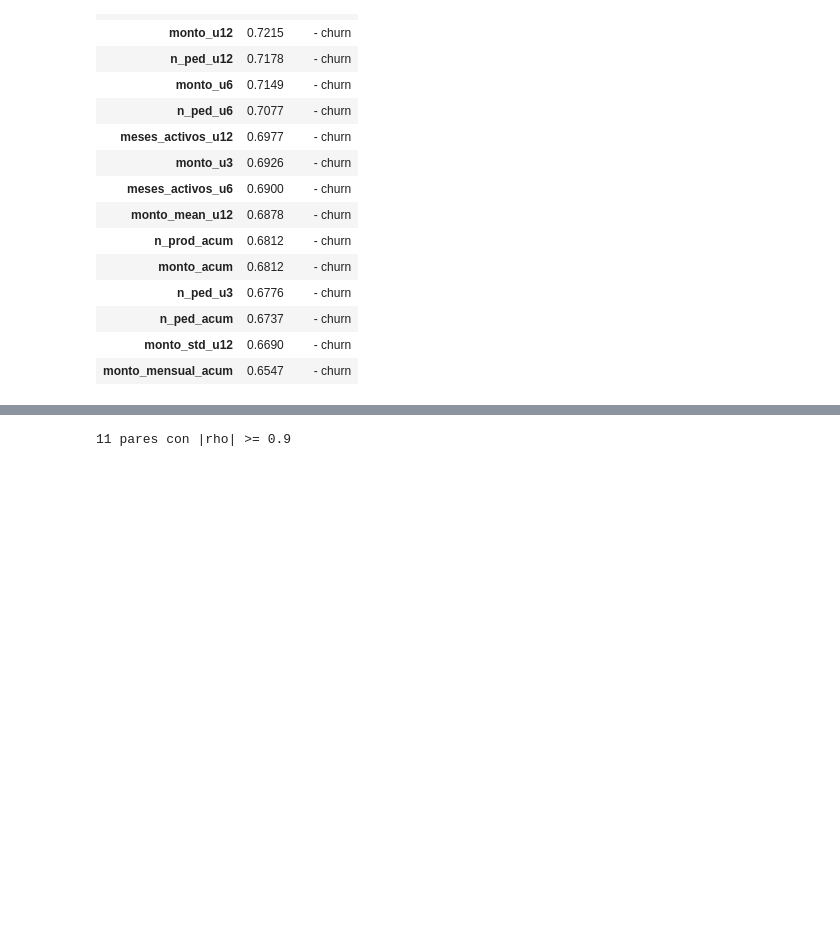
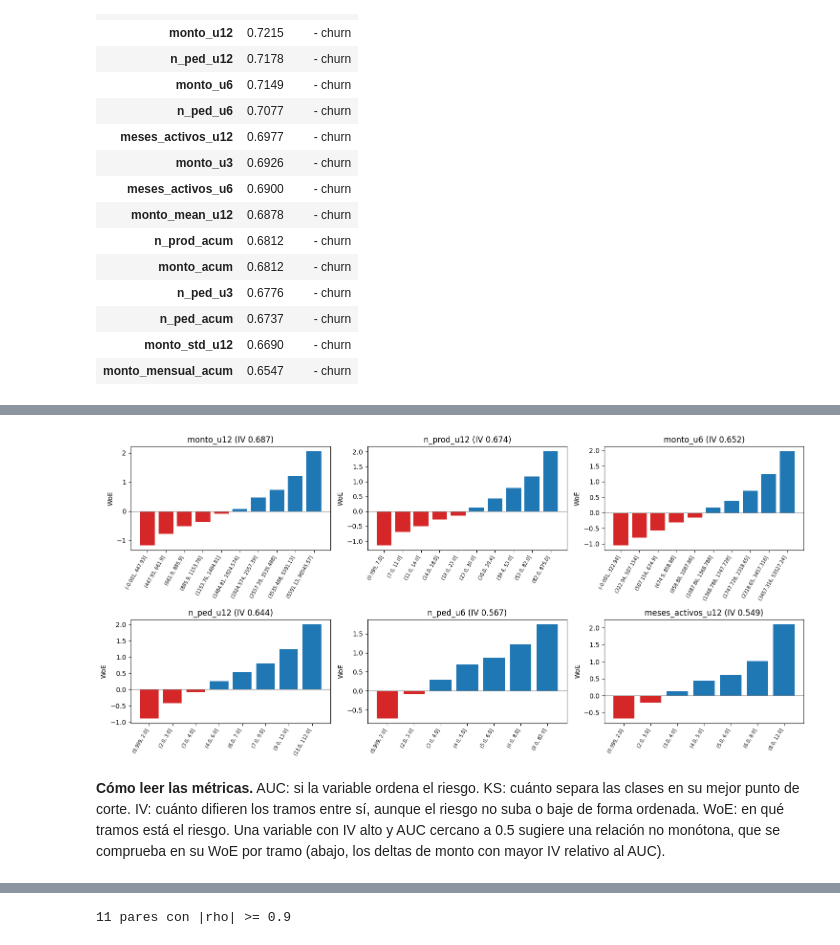
Before and after one commit to CarlosEscobarArroyo/customer-churn-prediction, a Jupyter notebook: sem2_draft/01_eda/eda.ipynb, the cells around one changed output, grey strips where cells are left out. Cells and saved outputs as stored; diff of their text form; code cells hidden in the pictures; blank space fills up the shorter version.

```diff
--- a/sem2_draft/01_eda/eda.ipynb
+++ b/sem2_draft/01_eda/eda.ipynb
@@ -154,0 +238,30 @@ uni.head(15)
+# %%
+from scipy.stats import ks_2samp
+from src.particion import oot_split
+
+dev = df[oot_split(df.mes_rank)[0]]
+
+def woe_tabla(x, y, bins=10):
+    """WoE e IV por tramo de cuantiles; suma 0.5 a los conteos para evitar log(0)."""
+    t = y.groupby(pd.qcut(x, bins, duplicates="drop"), observed=True).agg(n="size", churn="sum")
+    t["no_churn"] = t.n - t.churn
+    pct_no = (t.no_churn + 0.5) / (t.no_churn + 0.5).sum()
+    pct_si = (t.churn + 0.5) / (t.churn + 0.5).sum()
+    t["tasa_churn"] = t.churn / t.n
+    t["woe"] = np.log(pct_no / pct_si)
+    t["iv"] = (pct_no - pct_si) * t.woe
+    return t
+
+woe = {f: woe_tabla(dev[f], dev.churn) for f in FEATS}
+auc = pd.Series({f: roc_auc_score(dev.churn, dev[f]) for f in FEATS})
+bivar = pd.DataFrame({
+    "ks": {f: ks_2samp(dev.loc[dev.churn == 1, f], dev.loc[dev.churn == 0, f]).statistic for f in FEATS},
+    "auc": np.maximum(auc, 1 - auc),
+    "iv": {f: t.iv.sum() for f, t in woe.items()},
+    "tramos": {f: len(t) for f, t in woe.items()},
+}).sort_values("iv", ascending=False)
+bivar["fuerza"] = pd.cut(bivar.iv, [-np.inf, 0.02, 0.1, 0.3, 0.5, np.inf], right=False,
+                         labels=["nula", "débil", "media", "fuerte", "sospechosa"])
+print(f"pool de desarrollo: {len(dev):,} filas | prevalencia {dev.churn.mean():.4f}")
+with pd.option_context("display.float_format", "{:.3f}".format, "display.max_rows", None):
+    display(bivar)
@@ -154,0 +287,17 @@ uni.head(15)
+# %%
+top = bivar.index[:6]
+fig, axes = plt.subplots(2, 3, figsize=(15, 7))
+for f, ax in zip(top, axes.flat):
+    t = woe[f]
+    ax.bar(range(len(t)), t.woe, color=np.where(t.woe >= 0, "tab:blue", "tab:red"))
+    ax.axhline(0, c="gray", lw=0.8)
+    ax.set_xticks(range(len(t))); ax.set_xticklabels(t.index.astype(str), rotation=60, ha="right", fontsize=7)
+    ax.set_title(f"{f} (IV {bivar.iv[f]:.3f})"); ax.set_ylabel("WoE")
+plt.tight_layout(); plt.savefig("../img/eda_woe.png", dpi=200, bbox_inches="tight"); plt.show()
+# %% [output]
+[figure, added]
+# %% [markdown]
+**Cómo leer las métricas.** AUC: si la variable ordena el riesgo. KS: cuánto separa las clases en su mejor punto
+de corte. IV: cuánto difieren los tramos entre sí, aunque el riesgo no suba o baje de forma ordenada. WoE: en qué
+tramos está el riesgo. Una variable con IV alto y AUC cercano a 0.5 sugiere una relación no monótona, que se
+comprueba en su WoE por tramo (abajo, los deltas de monto con mayor IV relativo al AUC).
```
Also changed, not shown: parts of 18 cells of this notebook, 49 other files.
